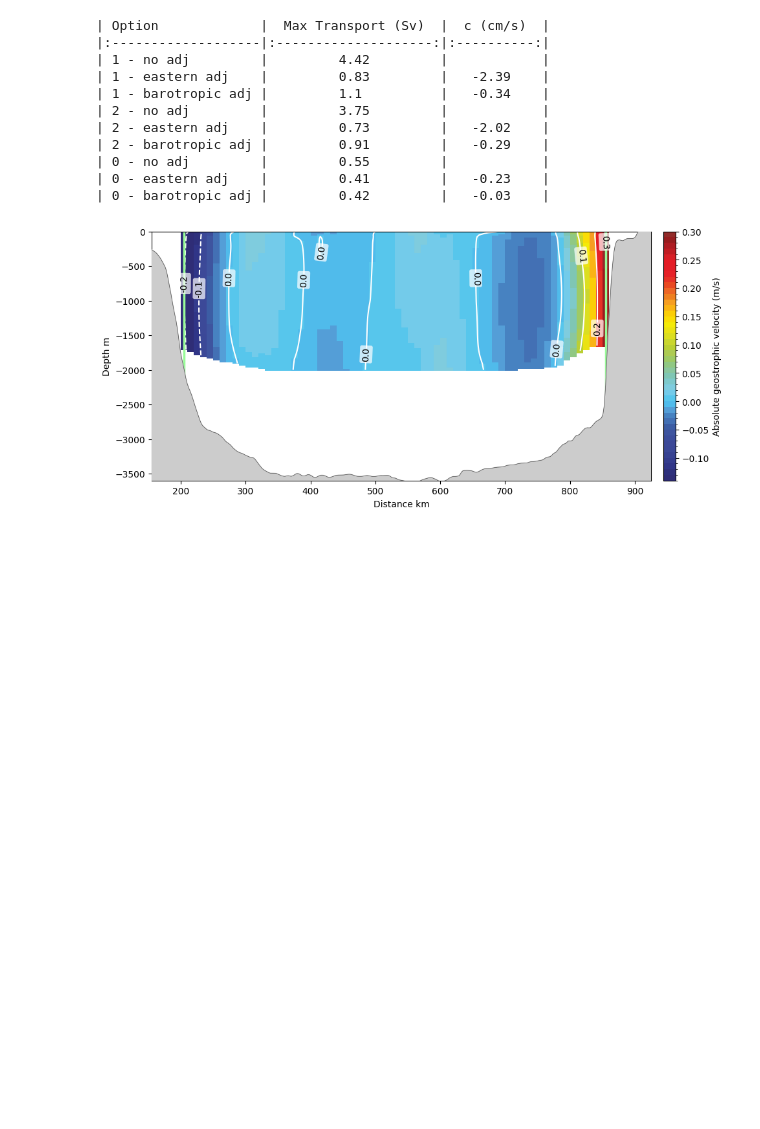
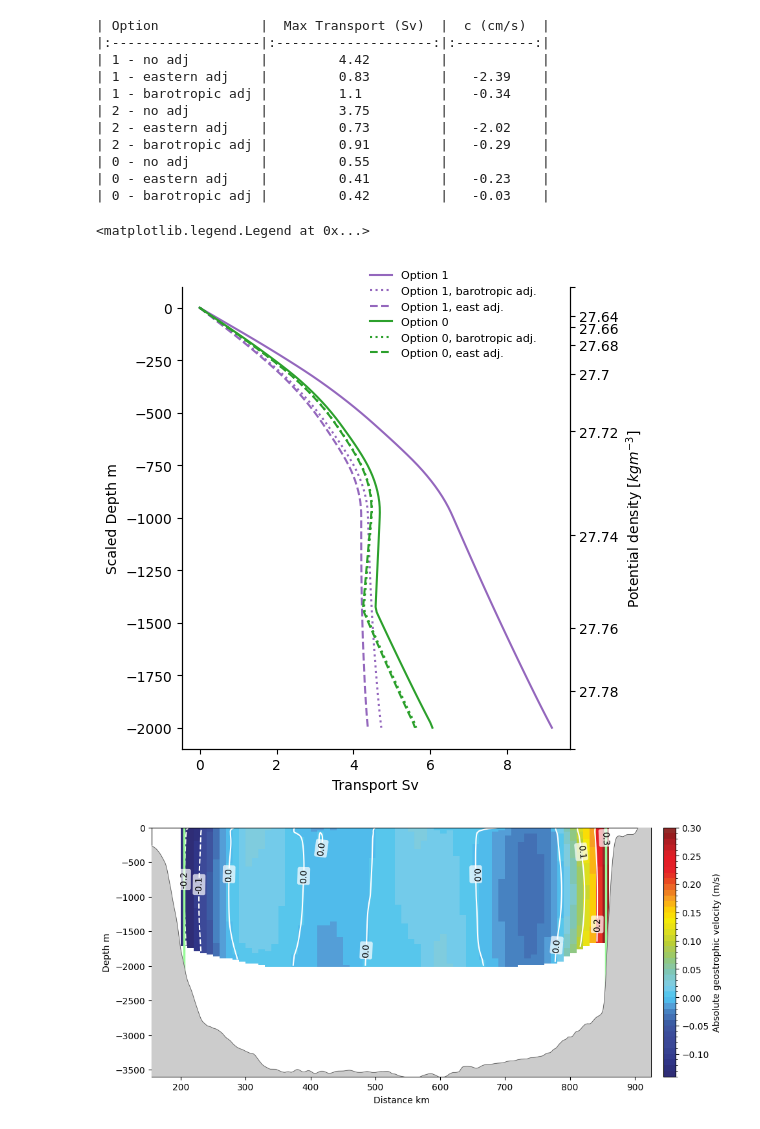
Before and after one commit to katjaschultz/labsea-project, a Jupyter notebook: notebooks/plotting.ipynb, the cells around one changed output. Saved outputs shown, nothing was run; the diff lists cells and outputs as text; code cells hidden in the pictures; blank space fills up the shorter version.

```diff
--- a/notebooks/plotting.ipynb
+++ b/notebooks/plotting.ipynb
@@ -146,17 +155,21 @@ plotters.plot_abs_geo_v(v_argo_200, sigma0half_argo_200, Xhalf_200, Zhalf_200, t
 v_argo_200, sigma0half_argo_200 = tools.derive_abs_geo_v(specvol_anom_argo_200, sigma0_argo_200, P_200, argo_ref_200, lon_ar7w_200, lat_ar7w_200, xhalf_200, Zhalf_200, mask_sigma=mask_sigma)
 const_200 = tools.find_adjustment_velocity(v_argo_200, xhalf_200*1e3, z*-1e3, onlyEast=False)
 strf_z_argo_200_adj0, strf_x_argo_200_adj0, imbalance_argo_200_adj0, mask_xa_200_adj0 = tools.derive_strf(v_argo_200, xhalf_200*1e3, z*-1e3, sensitivity=const_200, onlyEast=False)
+strf_z_argo_200_dens_adj0, strf_x_argo_200_dens_adj0, imbalance_argo_200_dens_adj0, mask_xa_200_dens_adj0 = tools.derive_strf(v_argo_200_dens, xhalf_200*1e3, z*-1e3, sensitivity=const_200, onlyEast=False)
 
 const_200_east = tools.find_adjustment_velocity(v_argo_200, xhalf_200*1e3, z*-1e3, onlyEast=True)
 strf_z_argo_200_adjEast, strf_x_argo_200_adjEast, imbalance_argo_200_adjEast, mask_xa_200_adjEast = tools.derive_strf(v_argo_200, xhalf_200*1e3, z*-1e3, sensitivity=const_200_east, onlyEast=True)
+strf_z_argo_200_dens_adjEast, strf_x_argo_200_dens_adjEast, imbalance_argo_200_dens_adjEast, mask_xa_200_dens_adjEast = tools.derive_strf(v_argo_200_dens, xhalf_200*1e3, z*-1e3, sensitivity=const_200_east, onlyEast=True)
 
 #190
 v_argo_190, sigma0half_argo_190 = tools.derive_abs_geo_v(specvol_anom_argo_190, sigma0_argo_190, P_190, argo_ref_190, lon_ar7w_190, lat_ar7w_190, xhalf_190, Zhalf_190, mask_sigma=mask_sigma)
 const_190 = tools.find_adjustment_velocity(v_argo_190, xhalf_190*1e3, z*-1e3, onlyEast=False)
 strf_z_argo_190_adj0, strf_x_argo_190_adj0, imbalance_argo_190_adj0, mask_xa_190_adj0 = tools.derive_strf(v_argo_190, xhalf_190*1e3, z*-1e3, sensitivity=const_190, onlyEast=False)
+strf_z_argo_190_dens_adj0, strf_x_argo_190_dens_adj0, imbalance_argo_190_dens_adj0, mask_xa_190_dens_adj0 = tools.derive_strf(v_argo_190_dens, xhalf_190*1e3, z*-1e3, sensitivity=const_190, onlyEast=False)
 
 const_190_east = tools.find_adjustment_velocity(v_argo_190, xhalf_190*1e3, z*-1e3, onlyEast=True)
 strf_z_argo_190_adjEast, strf_x_argo_190_adjEast, imbalance_argo_190_adjEast, mask_xa_190_adjEast = tools.derive_strf(v_argo_190, xhalf_190*1e3, z*-1e3, sensitivity=const_190_east, onlyEast=True)
+strf_z_argo_190_dens_adjEast, strf_x_argo_190_dens_adjEast, imbalance_argo_190_dens_adjEast, mask_xa_190_dens_adjEast = tools.derive_strf(v_argo_190_dens, xhalf_190*1e3, z*-1e3, sensitivity=const_190_east, onlyEast=True)
 
 # 205
 v_argo_205, sigma0half_argo_205 = tools.derive_abs_geo_v(specvol_anom_argo_205, sigma0_argo_205, P_205, argo_ref_205, lon_ar7w_205, lat_ar7w_205, xhalf_205, Zhalf_205, mask_sigma=mask_sigma)
@@ -308,6 +321,46 @@ print(tabulate(df, headers="keys", tablefmt="pipe", showindex=False, colalign=['
 | 0 - no adj         |         0.55         |            |
 | 0 - eastern adj    |         0.41         |   -0.23    |
 | 0 - barotropic adj |         0.42         |   -0.03    |
+# %%
+xstart = 190
+xend = 860
+mean_sigma0 = np.load(parent_dir / f"data/mean_sigma0_2004_to_2023_1000db_isobars_all_data_omega{int(omega)}_xstart{int(xstart)}_xend{int(xend)}.npy")
+
+fig, ax = plt.subplots(figsize=(5, 6))
+ax.plot(strf_z_argo_200_dens, z*1e3, label='Option 1', color='tab:purple' )
+ax.plot(strf_z_argo_200_dens_adj0, z*1e3, linestyle=':', label='Option 1, barotropic adj.', color='tab:purple' )
+ax.plot(strf_z_argo_200_dens_adjEast, z*1e3, linestyle='--', label='Option 1, east adj.', color='tab:purple' )
+ax.plot(strf_z_argo_190_dens, z*1e3, label='Option 0', color='tab:green' )
+ax.plot(strf_z_argo_190_dens_adj0, z*1e3, linestyle=':', label='Option 0, barotropic adj.', color='tab:green' )
+ax.plot(strf_z_argo_190_dens_adjEast, z*1e3, linestyle='--', label='Option 0, east adj.', color='tab:green' )
+ax2 = ax.twinx()
+
+densities = [27.64, 27.66, 27.68, 27.7, 27.72, 27.74, 27.76, 27.78]
+
+min_ints  = [np.argmin(abs(mean_sigma0 - densities[i])) for i in range(len(densities))]
+z_ticks   = z[min_ints]*1e3
+z_ticks = np.insert(z_ticks, 0, 0)
+z_ticks = np.insert(z_ticks, len(z_ticks), -2000)
+
+dens_ticks = ['']
+dens_ticks.extend([f'{density}' for density in densities])
+dens_ticks.append('')
+
+ax2.set_yticks(z_ticks)
+ax2.set_yticklabels(dens_ticks)
+ax2.set_ylabel(r'Potential density [$kg m^{-3}$]')
+#ax2.tick_params(axis='y', labelcolor='r')
+
+ax.spines['top'].set_visible(False)
+ax2.spines['top'].set_visible(False)
+
+ax.set_ylabel('Scaled Depth m')
+ax.set_xlabel('Transport Sv')
+
+ax.legend(ncol=1, loc='center', fontsize=8, frameon=False, bbox_to_anchor=(0.7, 0.94))
+# %% [output]
+<matplotlib.legend.Legend at 0x...>
+[figure, added]
 # %%
 sampled_colors = np.load(parent_dir / 'data/colorbars/colorbar_velocity_HS2017.npy')
 vel_cmap = LinearSegmentedColormap.from_list('custom_cmap', sampled_colors, N=256)
```
Also changed, not shown: parts of 12 cells of this notebook, 6 other files.
